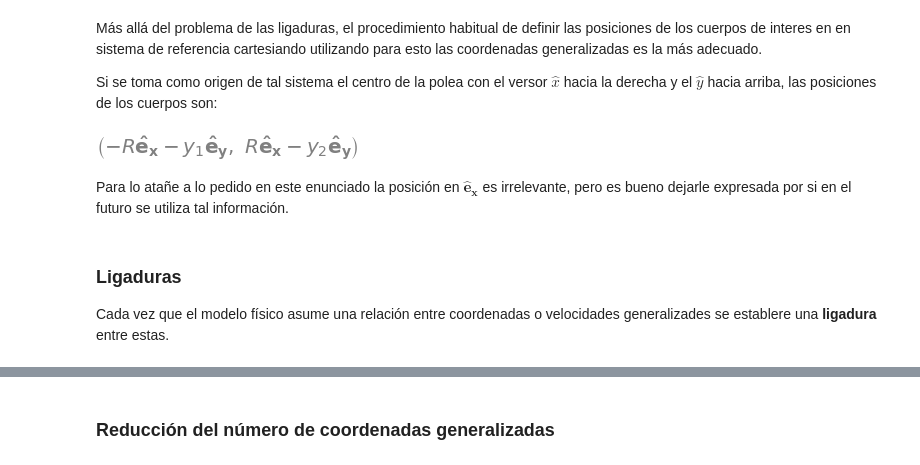
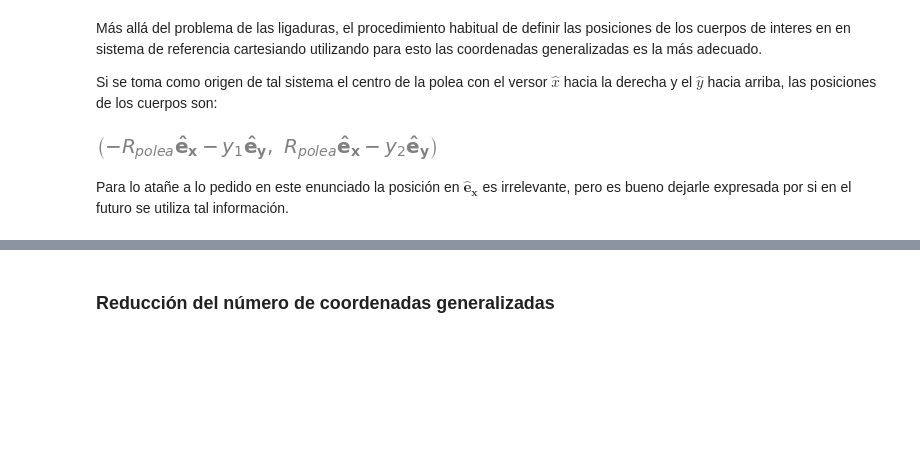
Before and after one commit to unlam/ComputationalAnalyticalMechanics, a Jupyter notebook: 04Constraints/atwoodConstraint.ipynb, the cells around one changed output, grey strips where cells are left out. Cells and saved outputs as stored; diff of their text form; code cells hidden in the pictures; blank space fills up the shorter version.

Commit message:
Set up for starting 04. Paused until all previous images are fixed (embedded).

```diff
--- a/04Constraints/atwoodConstraint.ipynb
+++ b/04Constraints/atwoodConstraint.ipynb
@@ -23,7 +15,3 @@ mech.init_vprinting() # notación con punto para la velocidad y punto punto para
 # %%
-# Sistema de coordenadas
-e = mech.ReferenceFrame('e') # sistema de coordenadas
-t = sym.symbols('t') # tiempo
-
 # Parámetros físicos del sistema
-M, R, m1, m2, g, l = sym.symbols('M, R, m_1, m_2, g, \ell', positive=True)
+polea_m, polea_R, m1, m2, g, l = sm.symbols('m_{polea}, R_{polea}, m_1, m_2, g, \ell', positive=True)
@@ -29,0 +33,4 @@ M, R, m1, m2, g, l = sym.symbols('M, R, m_1, m_2, g, \ell', positive=True)
+# %%
+y1, y2 = me.dynamicsymbols('y_1, y_2')
+ligadura_longitudCuerda = sm.Eq(y1+ y2 + sm.pi* polea_R - l, 0 ) # ligadura l como función homogénea
+ligadura_longitudCuerda
@@ -33,15 +44,14 @@ M, R, m1, m2, g, l = sym.symbols('M, R, m_1, m_2, g, \ell', positive=True)
 Más allá del problema de las ligaduras, el procedimiento habitual de definir las posiciones de los cuerpos de interes en en sistema de referencia cartesiando utilizando para esto las coordenadas generalizadas es la más adecuado.
 
 Si se toma como origen de tal sistema el centro de la polea con el versor $\hat{x}$ hacia la derecha y el $\hat{y}$ hacia arriba, las posiciones de los cuerpos son:
+# %%
+# Sistema de coordenadas
+e = me.ReferenceFrame('e') # sistema de coordenadas
 # %%
-y1, y2 = mech.dynamicsymbols('y_1 y_2') # coordenadas generalizadas
-m1_r = (-R * e.x) + (-y1 * e.y) # posición de la masa 1
-m2_r = (R * e.x) + (-y2 * e.y) # posición de la masa 2
-m1_r, m2_r
+pesa1_r = (-polea_R * e.x) + (-y1 * e.y) # posición de la pesa 1
+pesa2_r = (polea_R * e.x) + (-y2 * e.y) # posición de la pesa 2
+pesa1_r, pesa2_r
 # %% [output]
-[figure, old version]
+[figure, new version]
 # %% [markdown]
 Para lo atañe a lo pedido en este enunciado la posición en $\mathbf{\hat{e}_x}$ es irrelevante, pero es bueno dejarle expresada por si en el futuro se utiliza tal información.
-# %% [markdown]
-### Ligaduras
-Cada vez que el modelo físico asume una relación entre coordenadas o velocidades generalizades se establere una **ligadura** entre estas.
```
Also changed, not shown: parts of 63 cells of this notebook, 4 other files.
